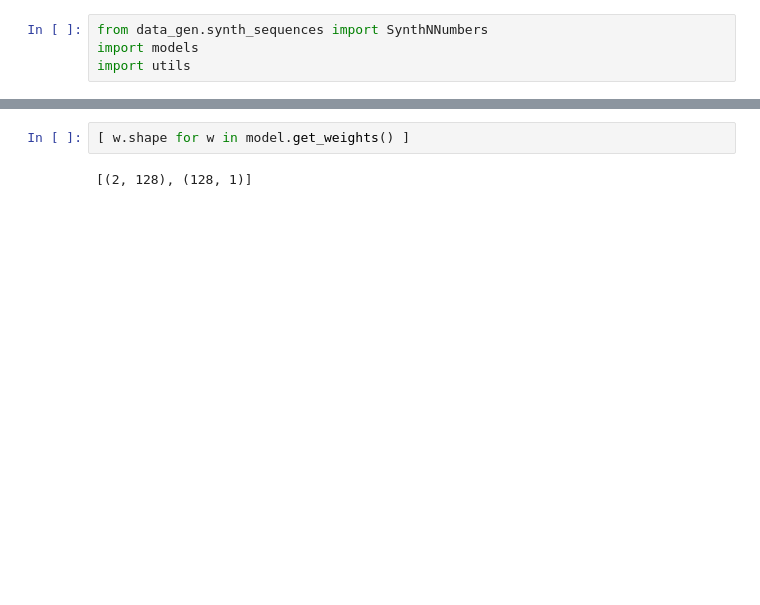
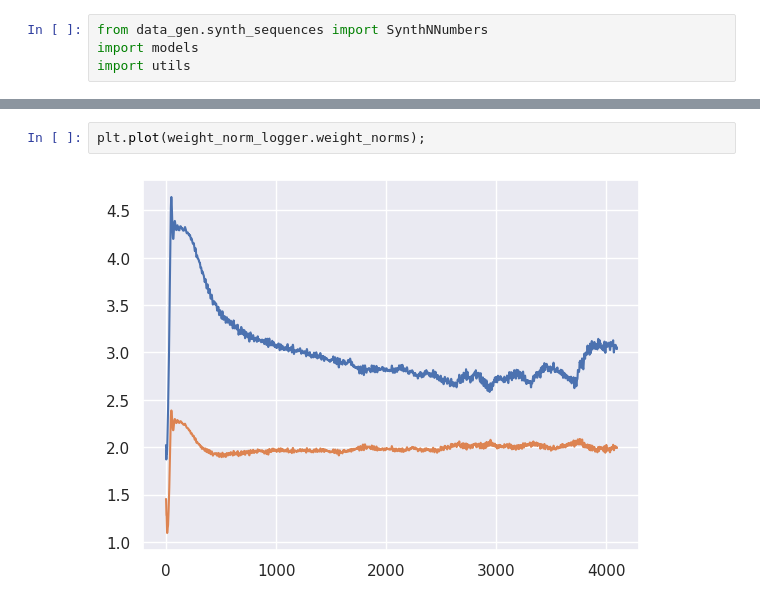
Before and after one commit to FriedChips/dl_basics, a Jupyter notebook: experiments/simple_mlp_arithmetic.ipynb, the cells around one changed output, grey strips where cells are left out. Saved outputs shown, nothing was run; the diff lists cells and outputs as text; blank space fills up the shorter version.

```diff
--- a/experiments/simple_mlp_arithmetic.ipynb
+++ b/experiments/simple_mlp_arithmetic.ipynb
@@ -174,5 +190,5 @@ plt.plot(y)
-# %%
-[ w.shape for w in model.get_weights() ]
-# %% [output]
-[(2, 128), (128, 1)]
+# %%
+plt.plot(weight_norm_logger.weight_norms);
+# %% [output]
+[figure, added]
 # %%
```
Also changed, not shown: parts of 13 cells of this notebook.
